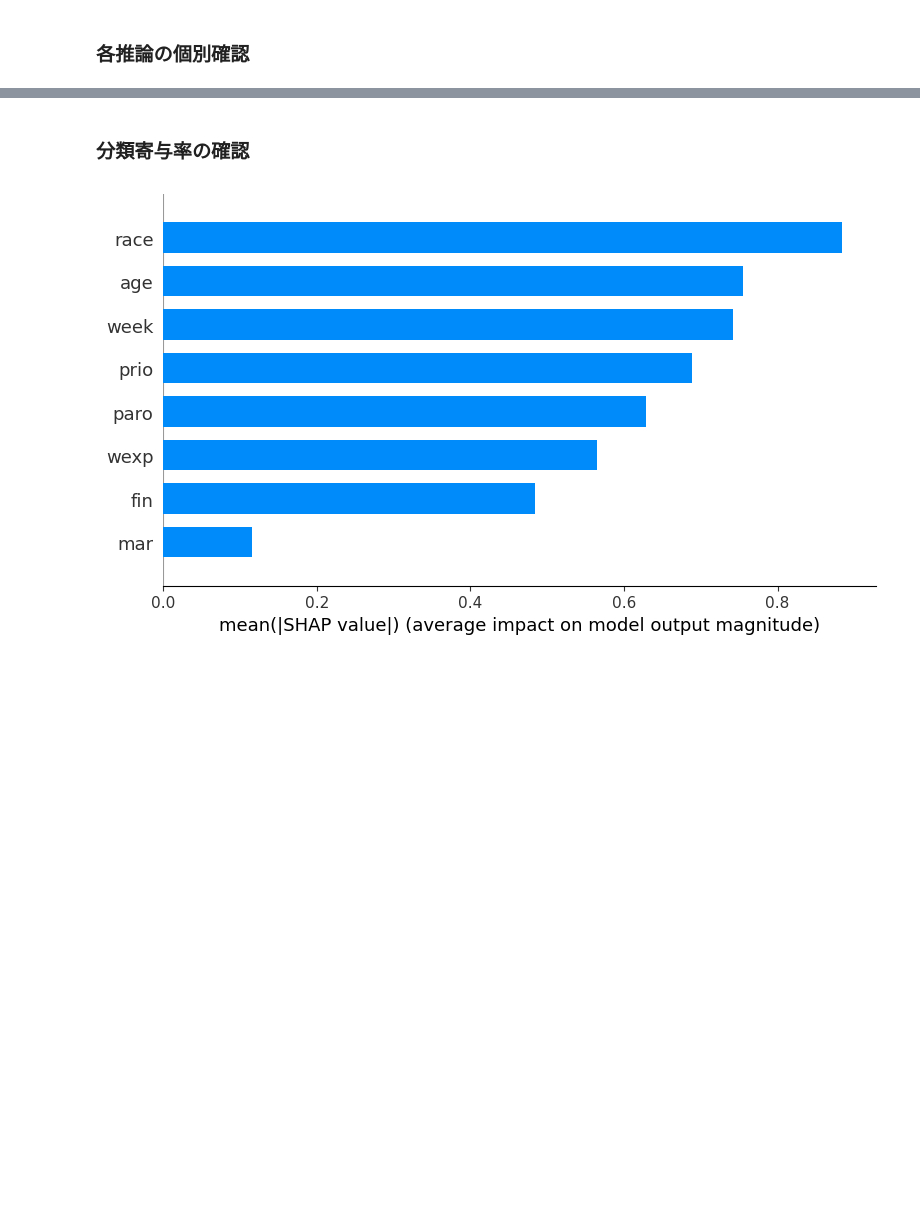
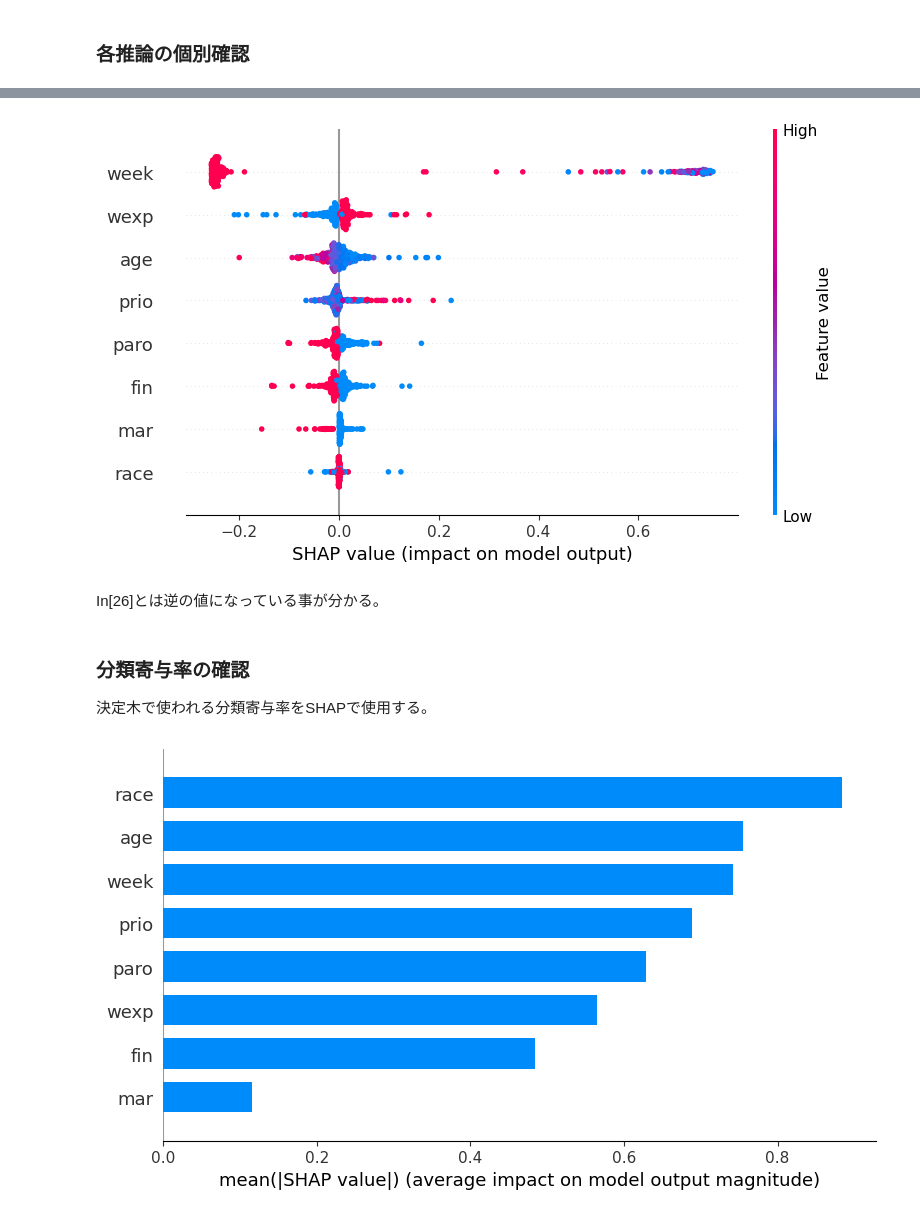
Before and after one commit to NTanaka1994/DataAnalysis, a Jupyter notebook: 説明性の観点/XDNN.ipynb, the cells around one changed output, grey strips where cells are left out. Cells and saved outputs as stored; diff of their text form; code cells hidden in the pictures; blank space fills up the shorter version.

```diff
--- a/説明性の観点/XDNN.ipynb
+++ b/説明性の観点/XDNN.ipynb
@@ -280,3 +268,12 @@ No data for colormapping provided via 'c'. Parameters 'vmin', 'vmax' will be ign
+# %%
+shap.summary_plot(shap_values[1],
+                  x_train,
+                  feature_names=tx.columns)
+# %% [output]
+[figure, added]
+# %% [markdown]
+In[26]とは逆の値になっている事が分かる。
 # %% [markdown]
 ### 分類寄与率の確認
+決定木で使われる分類寄与率をSHAPで使用する。
 # %%
```
Also changed, not shown: parts of 15 cells of this notebook.
